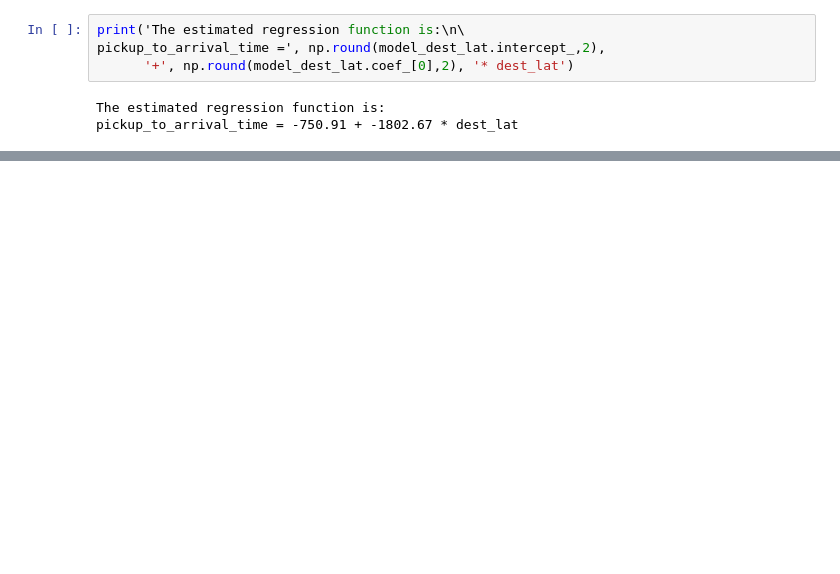
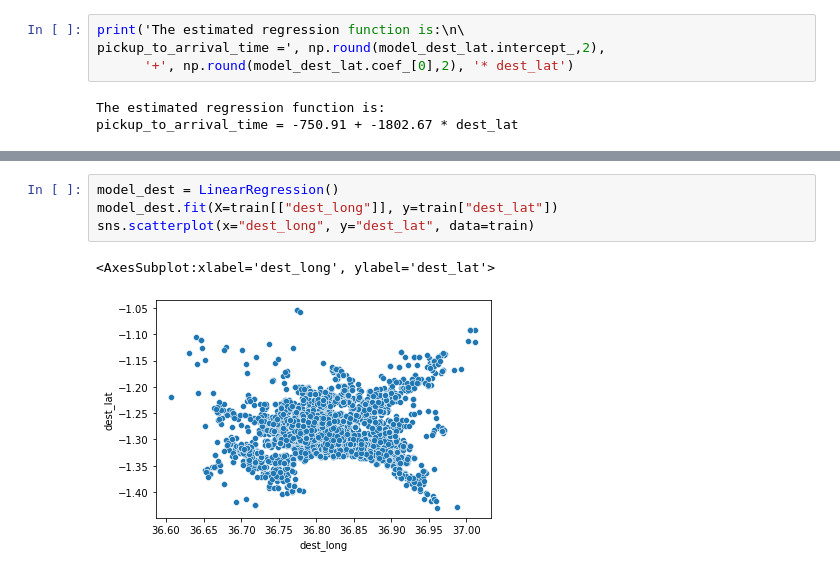
Before and after one commit to jeremylee73/ix-sendy-logistics, a Jupyter notebook: sendy-logistics.ipynb, the cells around one changed output, grey strips where cells are left out. Drawn from its saved outputs; the diff is of its cells as text; blank space fills up the shorter version.

```diff
--- a/sendy-logistics.ipynb
+++ b/sendy-logistics.ipynb
@@ -395,0 +417,7 @@ pickup_to_arrival_time = -750.91 + -1802.67 * dest_lat
+# %%
+model_dest = LinearRegression()
+model_dest.fit(X=train[["dest_long"]], y=train["dest_lat"])
+sns.scatterplot(x="dest_long", y="dest_lat", data=train)
+# %% [output]
+<AxesSubplot:xlabel='dest_long', ylabel='dest_lat'>
+[figure, added]
```
Also changed, not shown: parts of 17 cells of this notebook.
